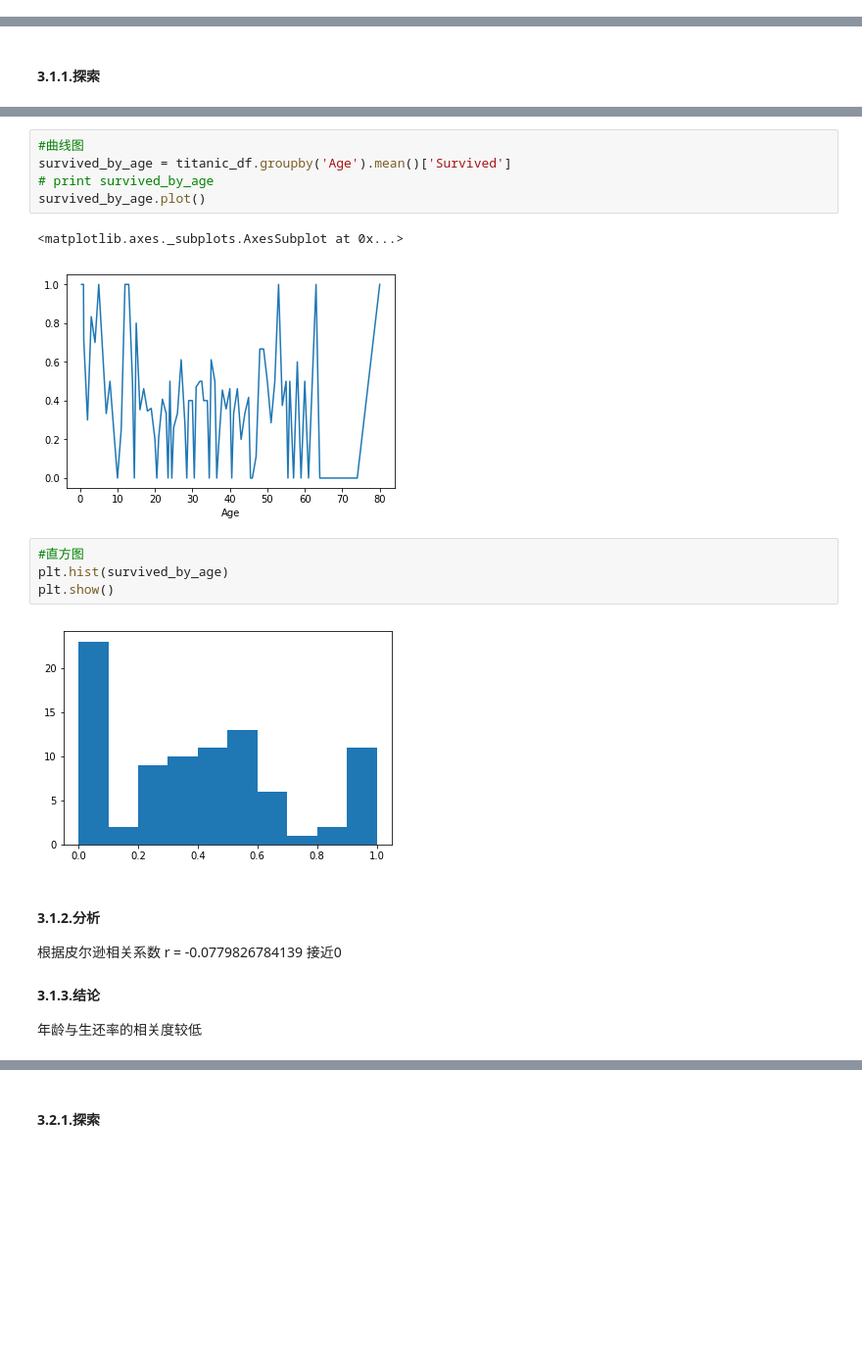
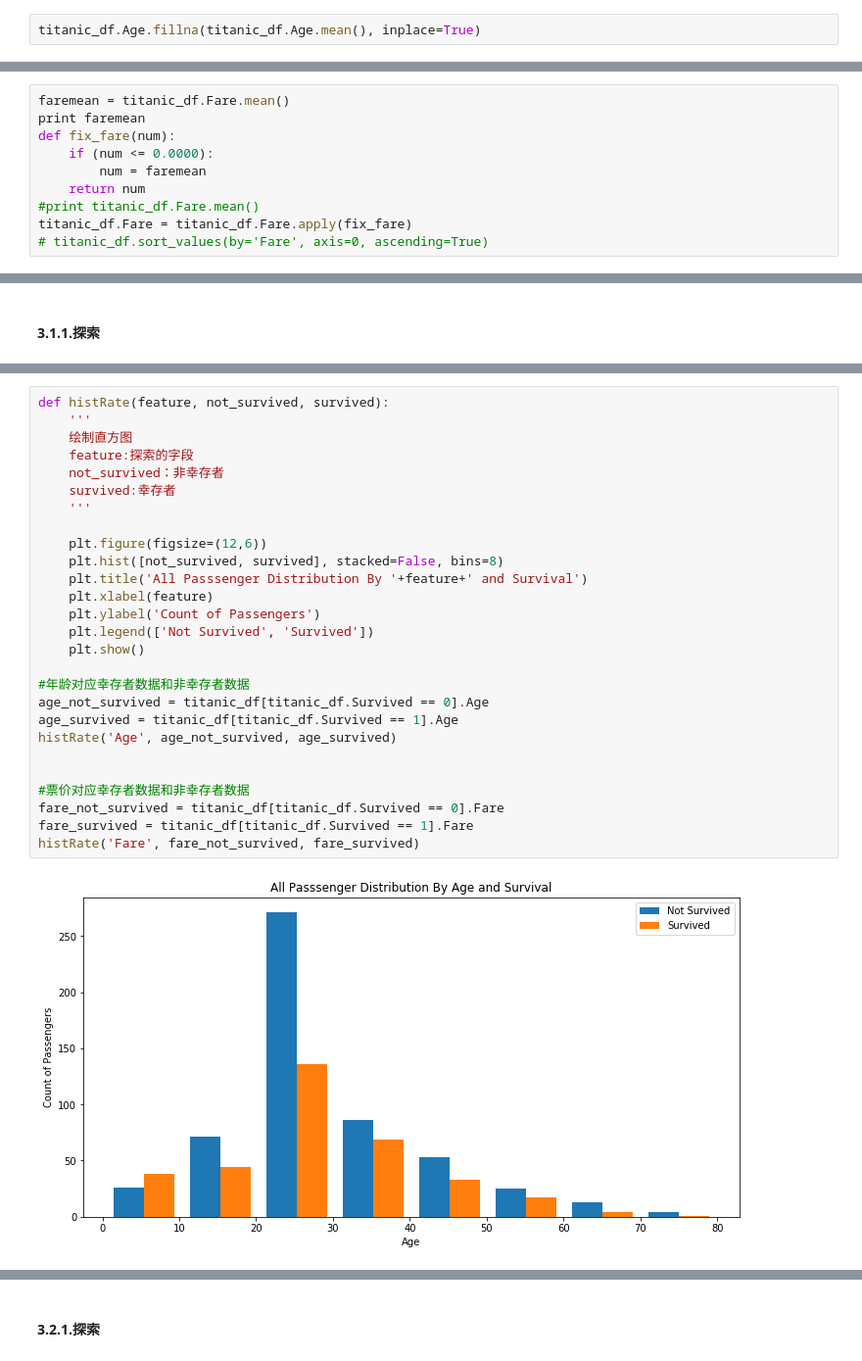
Before and after one commit to etangyushan/titanic_analyzing, a Jupyter notebook: titanic.ipynb, the cells around one changed output, grey strips where cells are left out. Shown: that part at 98% size. Saved outputs shown, nothing was run; the diff lists cells and outputs as text; blank space fills up the shorter version.

Commit message:
fix(titanic):补充了和修改了分析年龄、船票等级、性别、船票价格的数据

```diff
--- a/titanic.ipynb
+++ b/titanic.ipynb
@@ -216 +167,3 @@ Age = Age.apply(check_age)
+# %%
+titanic_df.Age.fillna(titanic_df.Age.mean(), inplace=True)
 # %% [markdown]
@@ -217,0 +171,10 @@ Age = Age.apply(check_age)
+# %%
+faremean = titanic_df.Fare.mean()
+print faremean
+def fix_fare(num):
+    if (num <= 0.0000):
+        num = faremean
+    return num
+#print titanic_df.Fare.mean()
+titanic_df.Fare = titanic_df.Fare.apply(fix_fare)
+# titanic_df.sort_values(by='Fare', axis=0, ascending=True)
@@ -245,22 +193,29 @@ plt.scatter(data_by_age['Age'], data_by_age['Survived'])
-# %%
-#曲线图
-survived_by_age = titanic_df.groupby('Age').mean()['Survived']
-# print survived_by_age
-survived_by_age.plot()
-# %% [output]
-<matplotlib.axes._subplots.AxesSubplot at 0x...>
-[figure, removed]
-# %%
-#直方图
-plt.hist(survived_by_age)
-plt.show()
-# %% [output]
-[figure, removed]
-# %% [markdown]
-#### 3.1.2.分析
-
-根据皮尔逊相关系数 r = -0.0779826784139 接近0
-
-#### 3.1.3.结论
-
-年龄与生还率的相关度较低
+# %%
+def histRate(feature, not_survived, survived):
+    '''
+    绘制直方图
+    feature:探索的字段
+    not_survived：非幸存者
+    survived:幸存者
+    '''
+
+    plt.figure(figsize=(12,6))
+    plt.hist([not_survived, survived], stacked=False, bins=8)
+    plt.title('All Passsenger Distribution By '+feature+' and Survival')
+    plt.xlabel(feature)
+    plt.ylabel('Count of Passengers')
+    plt.legend(['Not Survived', 'Survived'])
+    plt.show()
+
+#年龄对应幸存者数据和非幸存者数据
+age_not_survived = titanic_df[titanic_df.Survived == 0].Age
+age_survived = titanic_df[titanic_df.Survived == 1].Age
+histRate('Age', age_not_survived, age_survived)
+
+
+#票价对应幸存者数据和非幸存者数据
+fare_not_survived = titanic_df[titanic_df.Survived == 0].Fare
+fare_survived = titanic_df[titanic_df.Survived == 1].Fare
+histRate('Fare', fare_not_survived, fare_survived)
+# %% [output]
+[figure, added]
```
Also changed, not shown: parts of 51 cells of this notebook, 2 other files.
